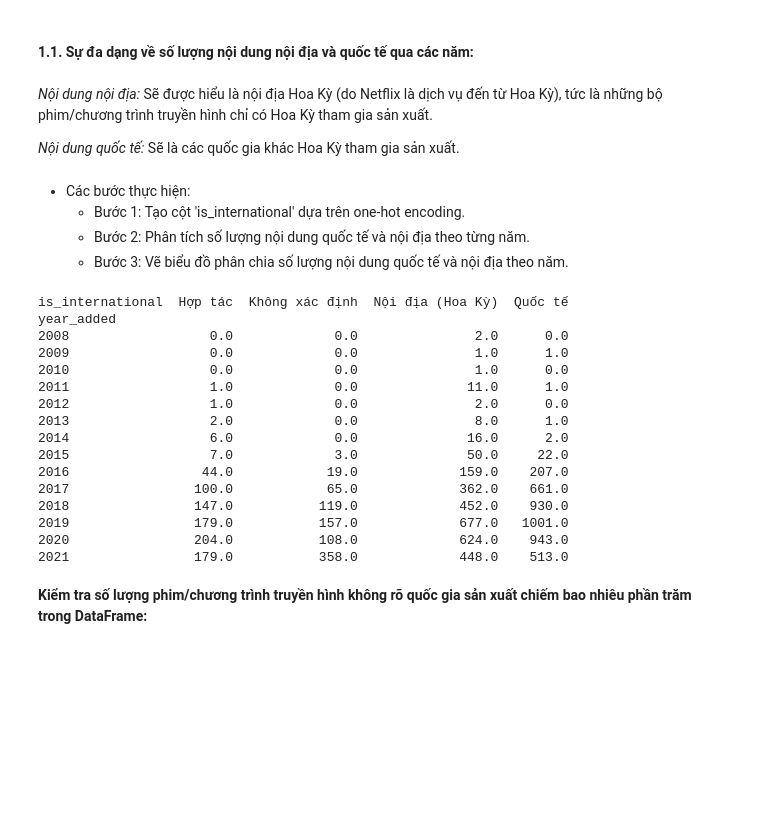
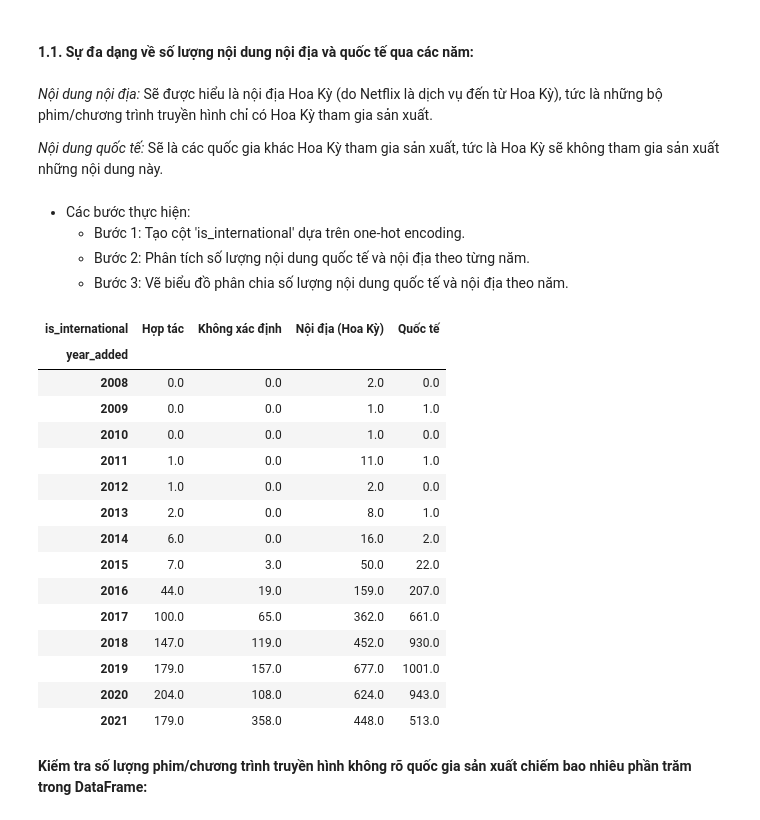
Before and after one commit to kNhung/PDS_FinalProject, a Jupyter notebook: data_questions/kngan_question2.ipynb, the cells around one changed output. Saved outputs shown, nothing was run; the diff lists cells and outputs as text; code cells hidden in the pictures; blank space fills up the shorter version.

```diff
--- a/data_questions/kngan_question2.ipynb
+++ b/data_questions/kngan_question2.ipynb
@@ -100,7 +103,7 @@ df.head()
 # %% [markdown]
 *Nội dung nội địa:* Sẽ được hiểu là nội địa Hoa Kỳ (do Netflix là dịch vụ đến từ Hoa Kỳ), tức là những bộ phim/chương trình truyền hình chỉ có Hoa Kỳ tham gia sản xuất.
 
-*Nội dung quốc tế:* Sẽ là các quốc gia khác Hoa Kỳ tham gia sản xuất.
+*Nội dung quốc tế:* Sẽ là các quốc gia khác Hoa Kỳ tham gia sản xuất, tức là Hoa Kỳ sẽ không tham gia sản xuất những nội dung này.
 # %% [markdown]
 - Các bước thực hiện:
     - Bước 1: Tạo cột 'is_international' dựa trên one-hot encoding.
@@ -121,25 +124,26 @@ df['year_added'] = df['date_added'].dt.year
 content_distribution_by_year = df.groupby(['year_added', 'is_international']).size().unstack().fillna(0)
 # Vì chưa tổng kết năm 2024 nên ta tạm bỏ qua trong phần tính số lượng này
 content_distribution_by_year = content_distribution_by_year.drop(2024)
-# In kết quả
-print(content_distribution_by_year)
-# %% [output]
-is_international  Hợp tác  Không xác định  Nội địa (Hoa Kỳ)  Quốc tế
-year_added
-2008                  0.0             0.0               2.0      0.0
-2009                  0.0             0.0               1.0      1.0
-2010                  0.0             0.0               1.0      0.0
-2011                  1.0             0.0              11.0      1.0
-2012                  1.0             0.0               2.0      0.0
-2013                  2.0             0.0               8.0      1.0
-2014                  6.0             0.0              16.0      2.0
-2015                  7.0             3.0              50.0     22.0
-2016                 44.0            19.0             159.0    207.0
-2017                100.0            65.0             362.0    661.0
-2018                147.0           119.0             452.0    930.0
-2019                179.0           157.0             677.0   1001.0
-2020                204.0           108.0             624.0    943.0
-2021                179.0           358.0             448.0    513.0
+# %%
+# In kết quả
+content_distribution_by_year
+# %% [output]
+| is_international | Hợp tác | Không xác định | Nội địa (Hoa Kỳ) | Quốc tế |
+| year_added |  |  |  |  |
+| 2008 | 0.0 | 0.0 | 2.0 | 0.0 |
+| 2009 | 0.0 | 0.0 | 1.0 | 1.0 |
+| 2010 | 0.0 | 0.0 | 1.0 | 0.0 |
+| 2011 | 1.0 | 0.0 | 11.0 | 1.0 |
+| 2012 | 1.0 | 0.0 | 2.0 | 0.0 |
+| 2013 | 2.0 | 0.0 | 8.0 | 1.0 |
+| 2014 | 6.0 | 0.0 | 16.0 | 2.0 |
+| 2015 | 7.0 | 3.0 | 50.0 | 22.0 |
+| 2016 | 44.0 | 19.0 | 159.0 | 207.0 |
+| 2017 | 100.0 | 65.0 | 362.0 | 661.0 |
+| 2018 | 147.0 | 119.0 | 452.0 | 930.0 |
+| 2019 | 179.0 | 157.0 | 677.0 | 1001.0 |
+| 2020 | 204.0 | 108.0 | 624.0 | 943.0 |
+| 2021 | 179.0 | 358.0 | 448.0 | 513.0 |
 # %% [markdown]
 **Kiểm tra số lượng phim/chương trình truyền hình không rõ quốc gia sản xuất chiếm bao nhiêu phần trăm trong DataFrame:**
 # %%
```
Also changed, not shown: parts of 11 cells of this notebook.
